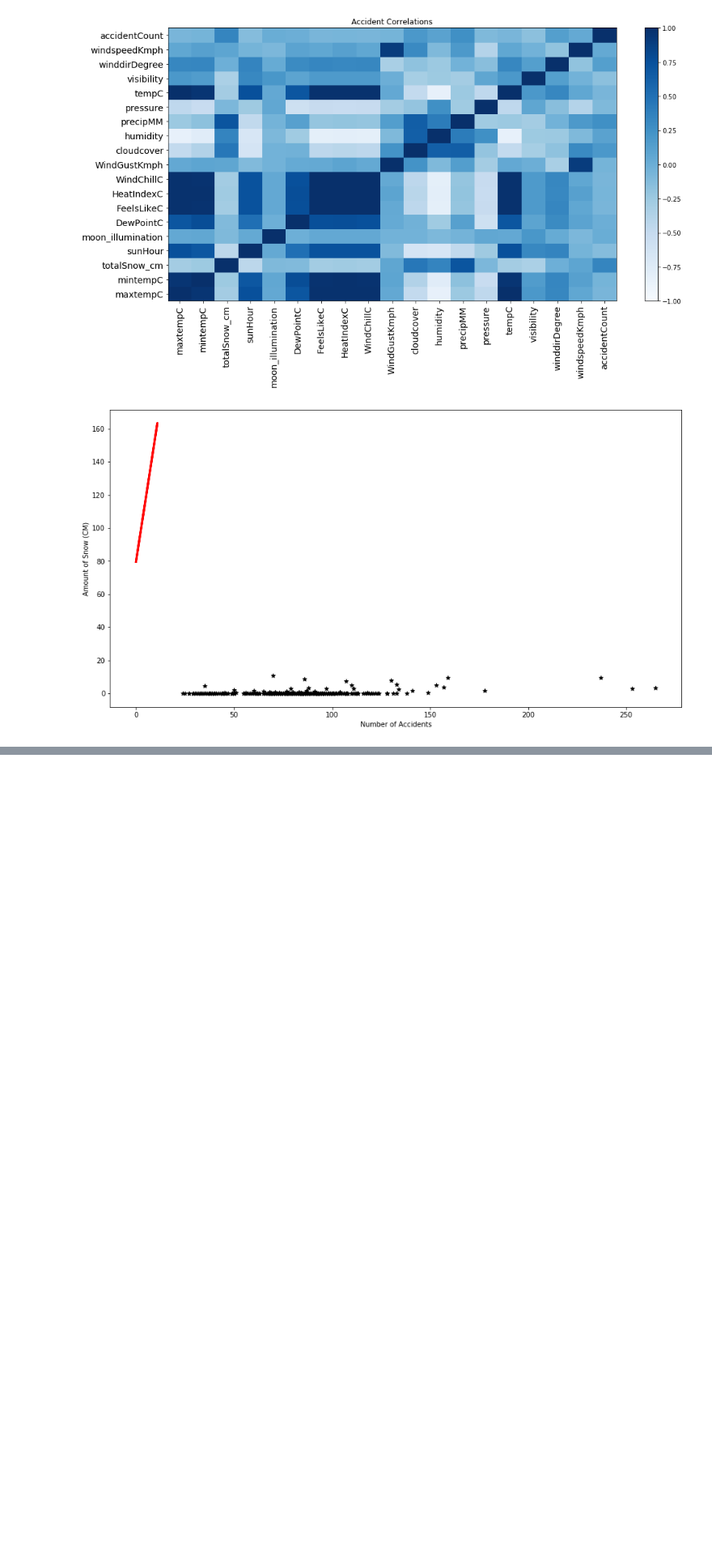
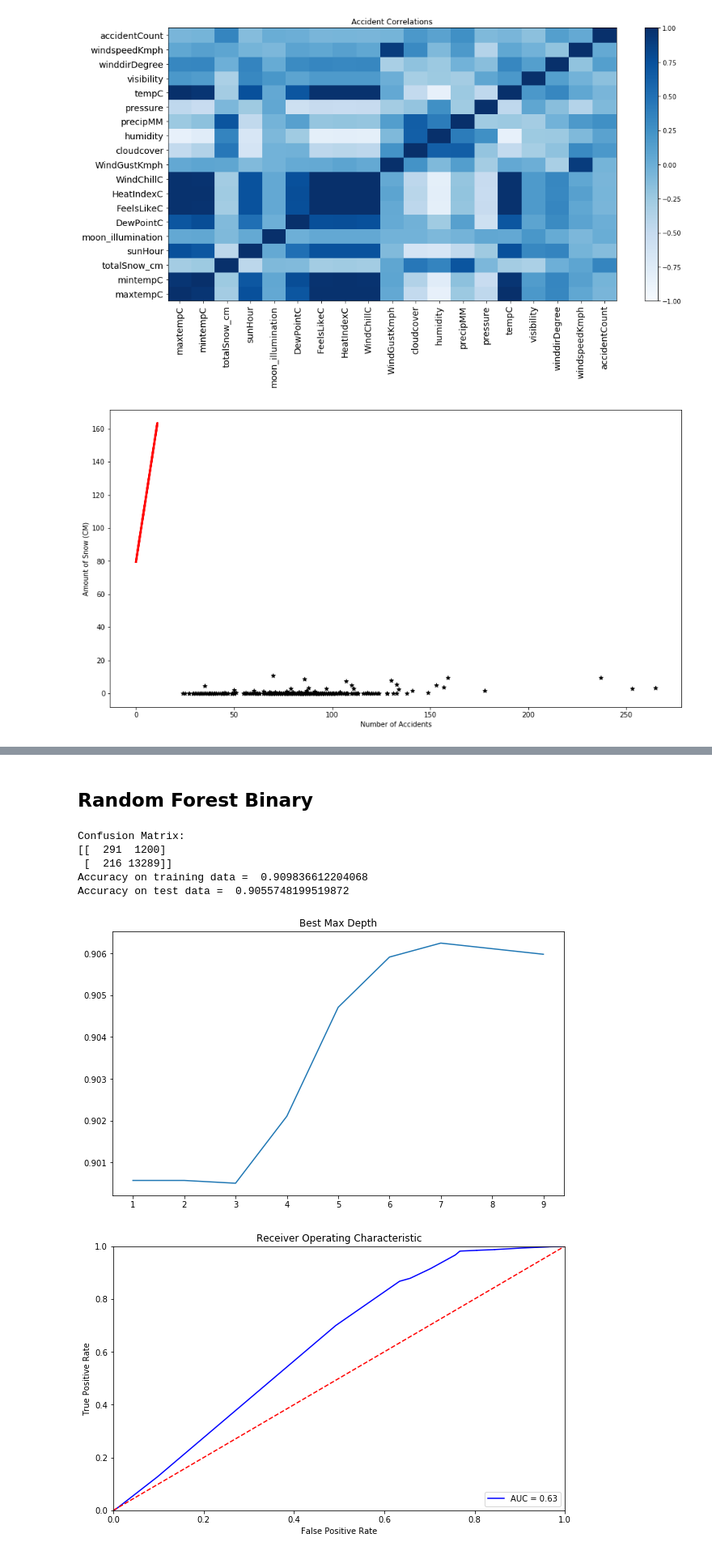
Before and after one commit to ckyle25/dSFinalProject2020, a Jupyter notebook: Automobile Accidents.ipynb, the cells around one changed output, grey strips where cells are left out. Shown at 81% size. Cells and saved outputs as stored; diff of their text form; code cells hidden in the pictures; blank space fills up the shorter version.

```diff
--- a/Automobile Accidents.ipynb
+++ b/Automobile Accidents.ipynb
@@ -347,0 +367,55 @@ Accuracy on test data=  0.7281275006668445
+# %% [markdown]
+## Random Forest Binary
+# %%
+xTrain, xTest, yTrain, yTest = splitData(someFeatures, True)
+# fit the tree with the traing data
+randomForest = RandomForestClassifier(bootstrap=True, n_estimators=300, max_depth=7)
+randomForest = RandomForestClassifier(bootstrap=True, n_estimators=300, max_depth=7)
+trainedForest = randomForest.fit(xTrain, yTrain)
+
+# predict with the training data
+yPredictTrain = trainedForest.predict(xTrain)
+# predict with the test data
+yPredict = trainedForest.predict(xTest)
+# measure accuracy
+print('Confusion Matrix:')
+print(metrics.confusion_matrix(y_true = yTest, y_pred = yPredict))
+print('Accuracy on training data = ', metrics.accuracy_score(y_true = yTrain, y_pred = yPredictTrain))
+# measure accuracy
+print('Accuracy on test data = ', metrics.accuracy_score(y_true = yTest, y_pred = yPredict))
+Cs = np.arange(1,10)
+Accuracies = np.zeros(Cs.shape[0])
+for i,C in enumerate(Cs):
+    crossTree = RandomForestClassifier(bootstrap=True, n_estimators=300,max_depth=C)
+    treeCrossModel = crossTree.fit(xTrain, yTrain)
+    scores = cross_val_score(estimator = treeCrossModel, X = xTest, y = yTest, cv=5, scoring='accuracy')
+    Accuracies[i]  = scores.mean()
+plt.plot(Cs,Accuracies)
+plt.title('Best Max Depth')
+plt.show()
+
+# calculate the fpr and tpr for all thresholds of the classification
+probs = trainedForest.predict_proba(xTest)
+preds = probs[:,1]
+fpr, tpr, threshold = metrics.roc_curve(yTest, preds)
+roc_auc = metrics.auc(fpr, tpr)
+
+# method I: plt
+import matplotlib.pyplot as plt
+plt.title('Receiver Operating Characteristic')
+plt.plot(fpr, tpr, 'b', label = 'AUC = %0.2f' % roc_auc)
+plt.legend(loc = 'lower right')
+plt.plot([0, 1], [0, 1],'r--')
+plt.xlim([0, 1])
+plt.ylim([0, 1])
+plt.ylabel('True Positive Rate')
+plt.xlabel('False Positive Rate')
+plt.show()
+# %% [output]
+Confusion Matrix:
+[[  291  1200]
+ [  216 13289]]
+Accuracy on training data =  0.909836612204068
+Accuracy on test data =  0.9055748199519872
+[figure, added]
+[figure, added]
```
Also changed, not shown: parts of 25 cells of this notebook, 2 other files.
